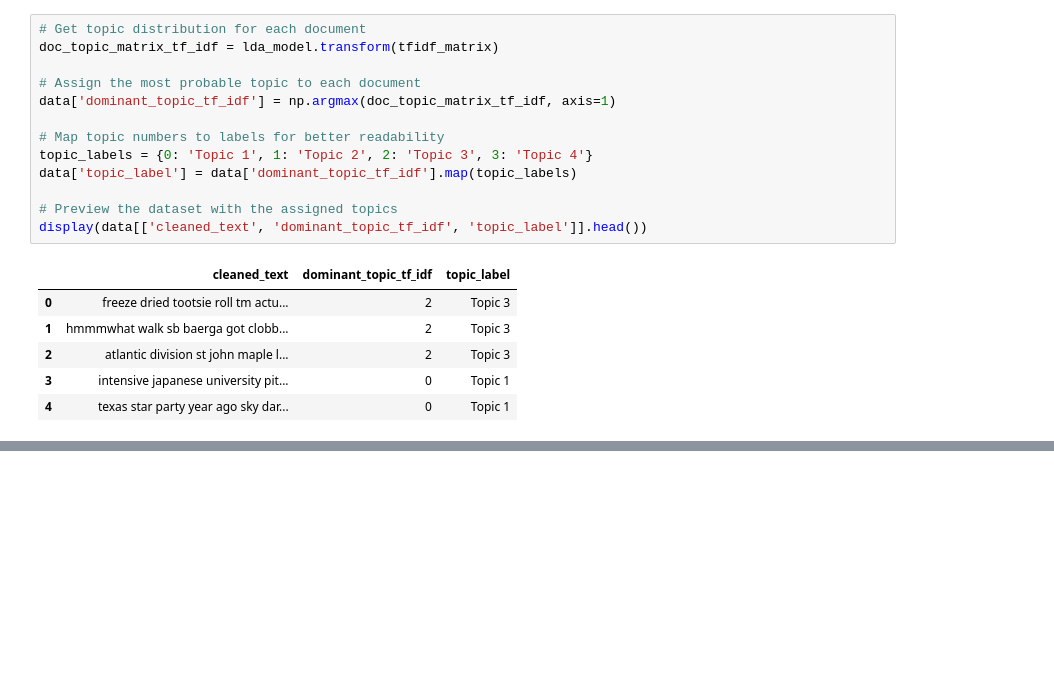
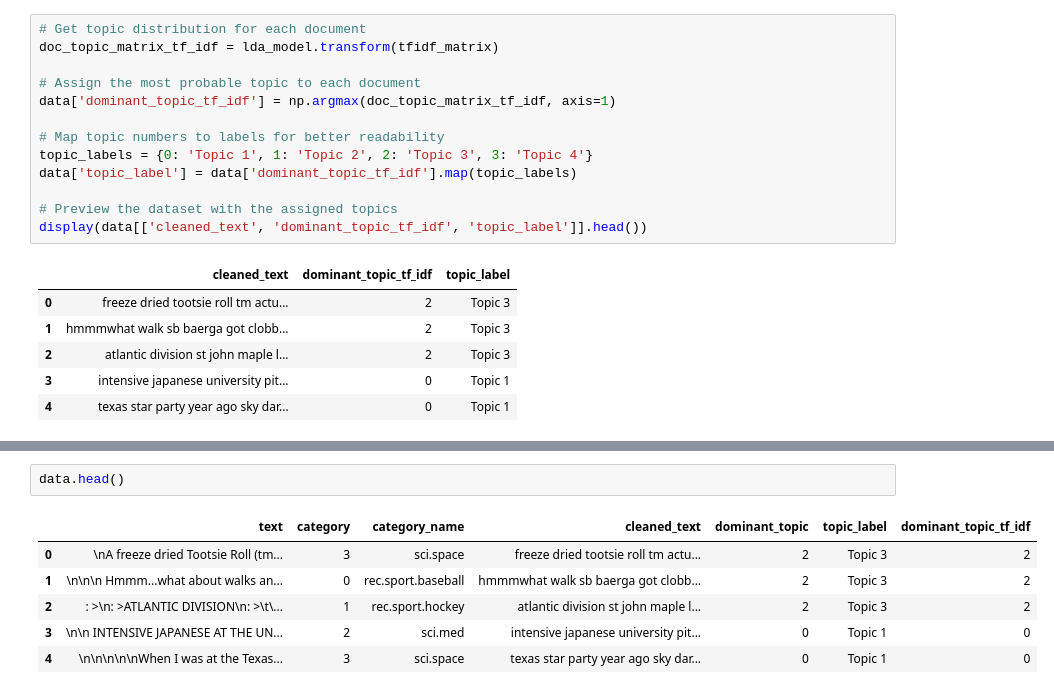
Before and after one commit to arifhaidari/NLP_exploration, a Jupyter notebook: topic_modeling_LDA/LDA_with_tf-idf_countvectorizer.ipynb, the cells around one changed output, grey strips where cells are left out. Saved outputs shown, nothing was run; the diff lists cells and outputs as text; blank space fills up the shorter version.

```diff
--- a/topic_modeling_LDA/preprocessing.ipynb
+++ b/topic_modeling_LDA/LDA_with_tf-idf_countvectorizer.ipynb
@@ -318,3 +318,12 @@ lda_vis = pyLDAvis.lda_model.prepare(lda_model, tfidf_matrix, tfidf_vectorizer,
 pyLDAvis.display(lda_vis)
 # %% [output]
 [interactive output not drawn]
+# %%
+data.head()
+# %% [output]
+|  | text | category | category_name | cleaned_text | dominant_topic | topic_label | dominant_topic_tf_idf |
+| 0 | \nA freeze dried Tootsie Roll (tm... | 3 | sci.space | freeze dried tootsie roll tm actu... | 2 | Topic 3 | 2 |
+| 1 | \n\n\n Hmmm...what about walks an... | 0 | rec.sport.baseball | hmmmwhat walk sb baerga got clobb... | 2 | Topic 3 | 2 |
+| 2 | : >\n: >ATLANTIC DIVISION\n: >\t\... | 1 | rec.sport.hockey | atlantic division st john maple l... | 2 | Topic 3 | 2 |
+| 3 | \n\n INTENSIVE JAPANESE AT THE UN... | 2 | sci.med | intensive japanese university pit... | 0 | Topic 1 | 0 |
+| 4 | \n\n\n\n\nWhen I was at the Texas... | 3 | sci.space | texas star party year ago sky dar... | 0 | Topic 1 | 0 |
```
Also changed, not shown: parts of 11 cells of this notebook, 3 other files.
